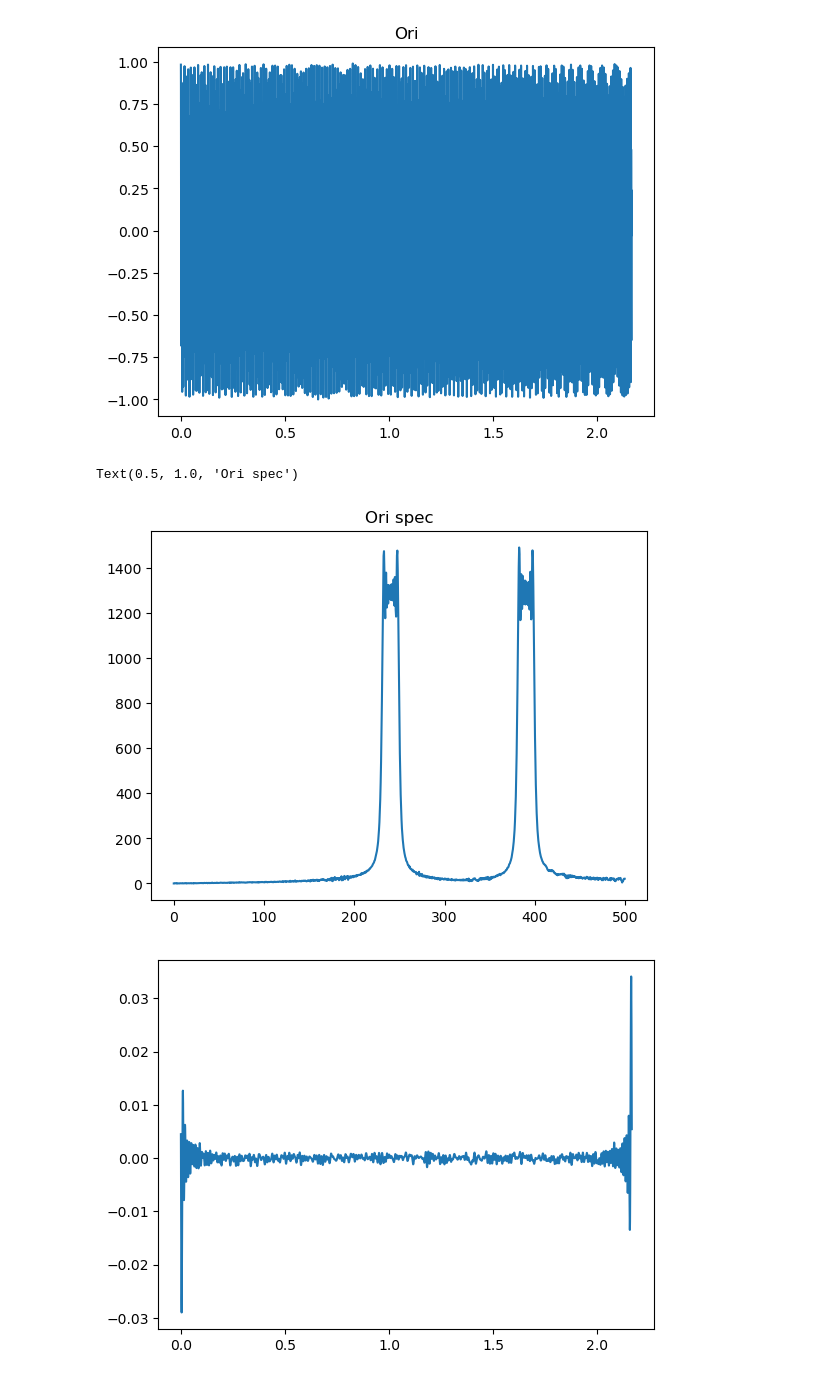
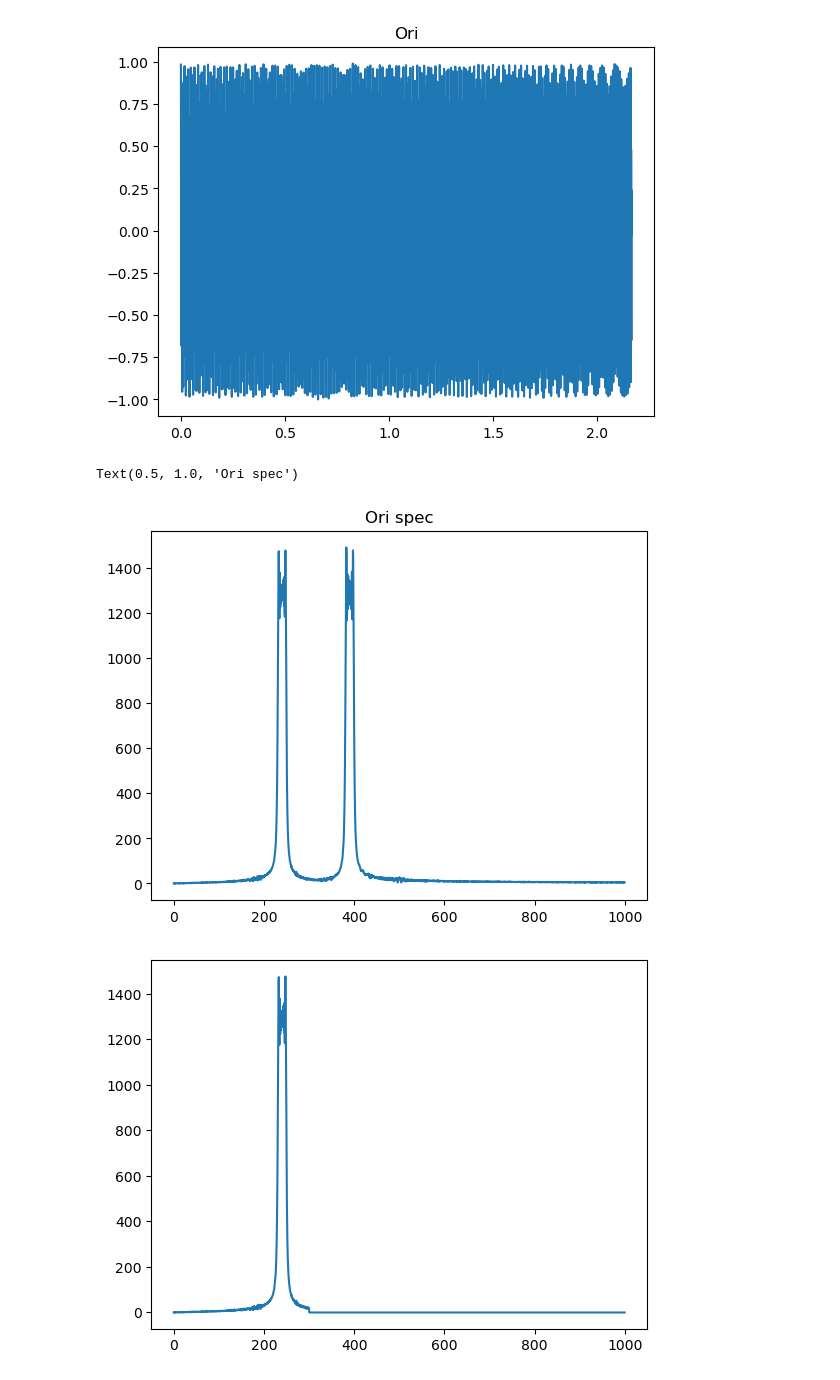
Before and after one commit to bopthoughts/FH-Aachen_IT2, a Jupyter notebook: HA03/HA03.ipynb, the cells around one changed output. Cells and saved outputs as stored; diff of their text form; code cells hidden in the pictures.

```diff
--- a/HA03/HA03.ipynb
+++ b/HA03/HA03.ipynb
@@ -41,15 +41,15 @@ plt.title('Ori')
 Text(0.5, 1.0, 'Ori')
 [figure]
 # %%
-b.plot(high=500)
+b.plot(high=1000)
 plt.title('Ori spec')
 # %% [output]
 Text(0.5, 1.0, 'Ori spec')
-[figure, old version]
+[figure, new version]
 # %%
 e = b.copy()
-e.low_pass(100)
+e.low_pass(300)
 f=e.make_wave()
-f.plot()
+e.plot(high=1000)
 # %% [output]
-[figure, old version]
+[figure, new version]
```
Also changed, not shown: parts of 3 cells of this notebook, 6 other files.
